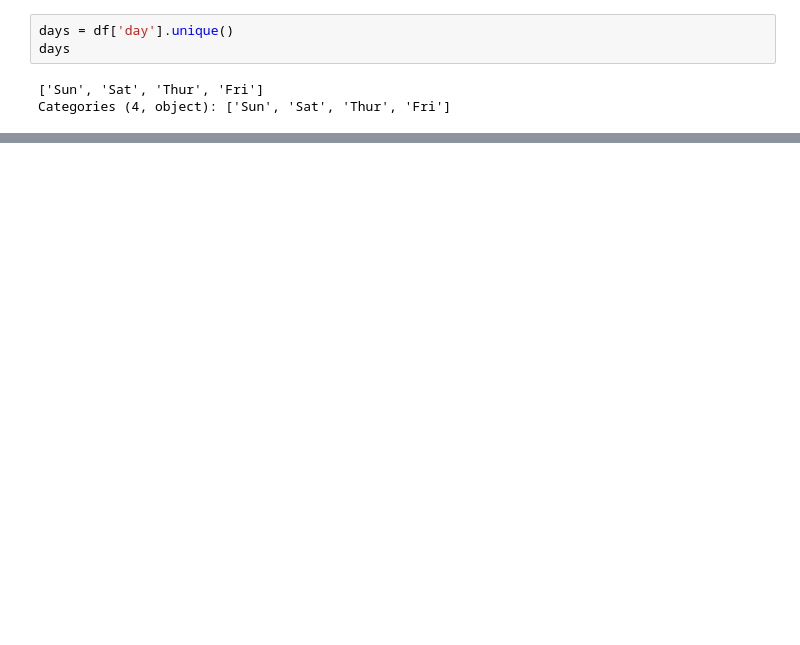
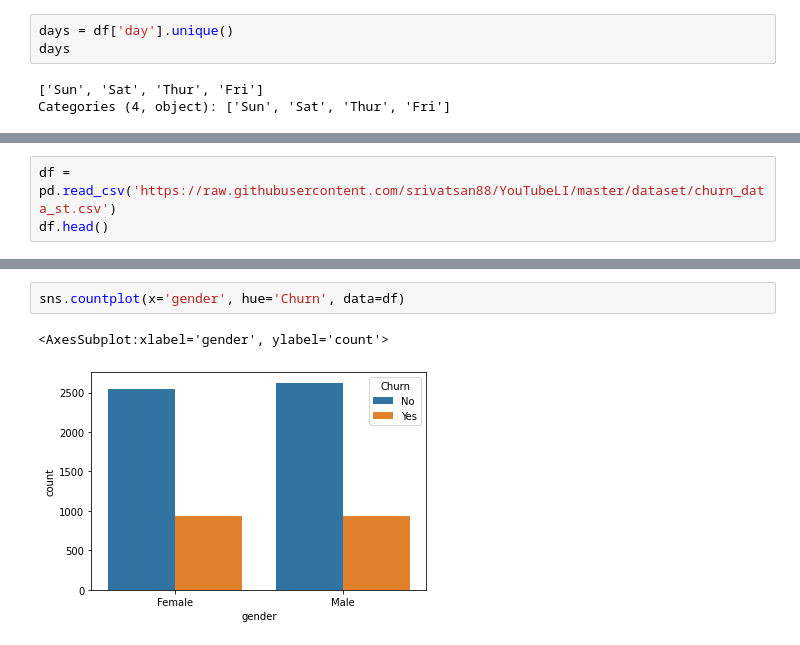
Before and after one commit to shivarajmulimani/Machine-learning, a Jupyter notebook: Hypothesis_testing.ipynb, the cells around one changed output, grey strips where cells are left out. Cells and saved outputs as stored; diff of their text form; blank space fills up the shorter version.

```diff
--- a/Hypothesis_testing.ipynb
+++ b/Hypothesis_testing.ipynb
@@ -145,0 +175,3 @@ we are accepting null hypothesis
+# %%
+df = pd.read_csv('https://raw.githubusercontent.com/srivatsan88/YouTubeLI/master/dataset/churn_data_st.csv')
+df.head()
@@ -145,0 +185,5 @@ we are accepting null hypothesis
+# %%
+sns.countplot(x='gender', hue='Churn', data=df)
+# %% [output]
+<AxesSubplot:xlabel='gender', ylabel='count'>
+[figure, added]
```
Also changed, not shown: parts of 29 cells of this notebook.
